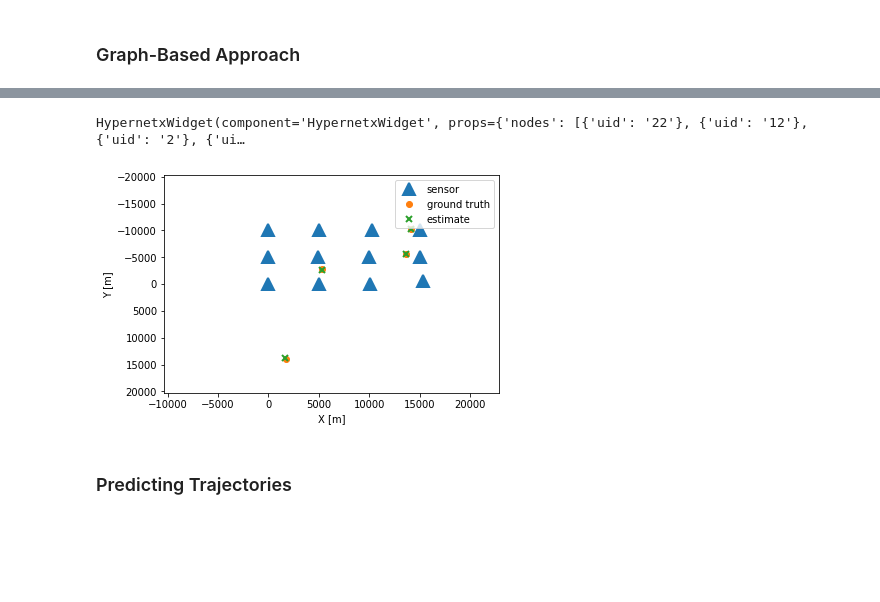
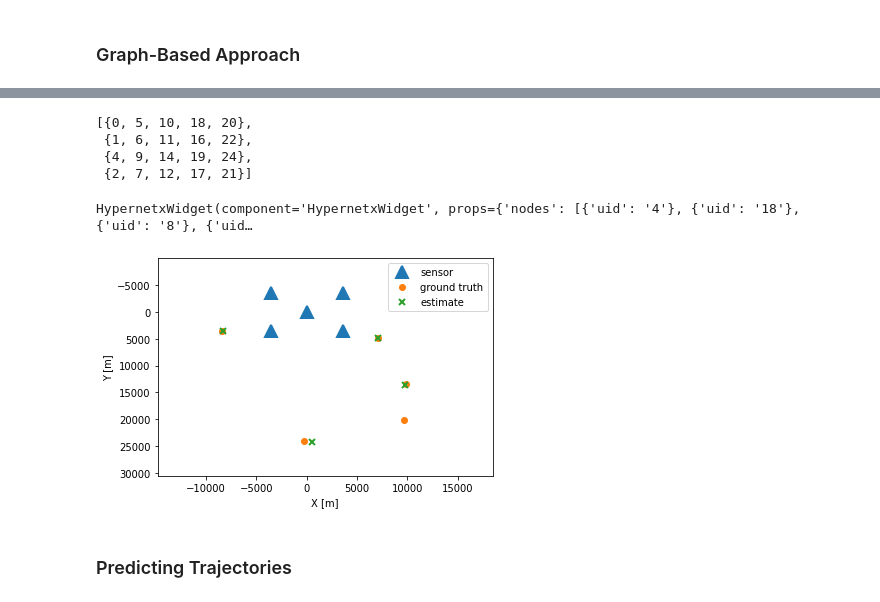
Before and after one commit to whoi-mars/Whale-Gunshot-Localization, a Jupyter notebook: associate_and_localize/algorithm_sandbox.ipynb, the cells around one changed output, grey strips where cells are left out. Cells and saved outputs as stored; diff of their text form; code cells hidden in the pictures; blank space fills up the shorter version.

```diff
--- a/associate_and_localize/algorithm_sandbox.ipynb
+++ b/associate_and_localize/algorithm_sandbox.ipynb
@@ -245,8 +245,8 @@ def visualize_measurements(measurements, TOSSIT_associations, source_association
 Generate the measurements
 # %%
 # generate measurements and associations
-rng1 = np.random.default_rng(15543)
-measurements, source_associations, TOSSIT_associations, source_locs = generate_measurements(num_sources=4, var=1000, num_delete=0, rng=rng1)
+rng1 = np.random.default_rng(235434353234551)
+measurements, source_associations, TOSSIT_associations, source_locs = generate_measurements(num_sources=5, var=1000, num_delete=0, rng=rng1)
 # measurements = [np.asarray([3185.71020804]), np.asarray([ 7593.89828769, 17178.02951272]), np.asarray([18884.58629025]), np.asarray([ 3727.86487432, 10147.85190501]), np.asarray([3433.91990094])]
 # source_associations = [np.asarray([0]), np.asarray([0, 1]), np.asarray([1]), np.asarray([0, 1]), np.asarray([0])]
 # TOSSIT_associations = [np.asarray([0]), np.asarray([1, 1]), np.asarray([2]), np.asarray([3, 3]), np.asarray([4])]
@@ -555,7 +540,9 @@ class Localizer:
         ######################################################
 
         adaptive_thresh = self.consistency_thresh
+        memo = dict()
         while True:
+
             # get all combinations of sensor indices
             sensor_combs = itertools.combinations(non_empty_sensors, self.k)
 
@@ -563,7 +550,7 @@ class Localizer:
             # candidates based on trilateration errors
             scenes = {}
             edge_set_counter = 0
-            for s_comb in tqdm(sensor_combs):
+            for s_comb in sensor_combs:
 
                 # get range measurment indices associated with specified sensors in s_comb
                 ranges = [self.formatted_linear_idx[sensor_idx] for sensor_idx in s_comb]
@@ -585,8 +572,13 @@ class Localizer:
                             append = False
                             break
 
-                        # get trilateration cost for candidate
-                        _, loc = self._localize(self._linear_measurements[range_subcombo], s_subcombo)
+                        key = (tuple(sorted(s_subcombo)), tuple(sorted(range_subcombo)))
+                        if key in memo.keys():
+                            loc = memo[key]
+                        else:
+                            # get trilateration cost for candidate
+                            _, loc = self._localize(self._linear_measurements[range_subcombo], s_subcombo)
+                            memo[key] = loc
 
                         r = (set(range_combo) - set(range_subcombo)).pop()
                         s = (set(s_comb) - set(s_subcombo)).pop()
@@ -1137,7 +1129,7 @@ class Localizer:
         return associations, locs
 # %%
 # rng for consistency
-l = Localizer(k=4, consistency_thresh=1000, prune=False, method_thresh=0.95, grid=True)
+l = Localizer(k=4, consistency_thresh=1000, prune=False, method_thresh=float('inf'), grid=False)
 # %%
 %%time
 l.set_measurements(measurements, adaptive=False)
@@ -1147,10 +1139,17 @@ Wall time: 8min 47s
 True
 # %%
 assoc, locs_est = l.associate_and_localize(method='partition')
+# %%
+assoc
+# %% [output]
+[{0, 5, 10, 18, 20},
+ {1, 6, 11, 16, 22},
+ {4, 9, 14, 19, 24},
+ {2, 7, 12, 17, 21}]
 # %%
 HypernetxWidget(l.H)
 # %% [output]
-HypernetxWidget(component='HypernetxWidget', props={'nodes': [{'uid': '22'}, {'uid': '12'}, {'uid': '2'}, {'ui…
+HypernetxWidget(component='HypernetxWidget', props={'nodes': [{'uid': '4'}, {'uid': '18'}, {'uid': '8'}, {'uid…
 # %%
 def plot_localization(source_locs, locs_est=None, title='', buffer=6000):
 
@@ -1175,9 +1174,9 @@ def plot_localization(source_locs, locs_est=None, title='', buffer=6000):
         plt.title(title)
     plt.show()
 # %%
-plot_localization(locs_est, source_locs)
+plot_localization(source_locs, locs_est)
 # %% [output]
-[figure, old version]
+[figure, new version]
 # %% [markdown]
 ### Predicting Trajectories
 # %%
```
Also changed, not shown: parts of 10 cells of this notebook.
